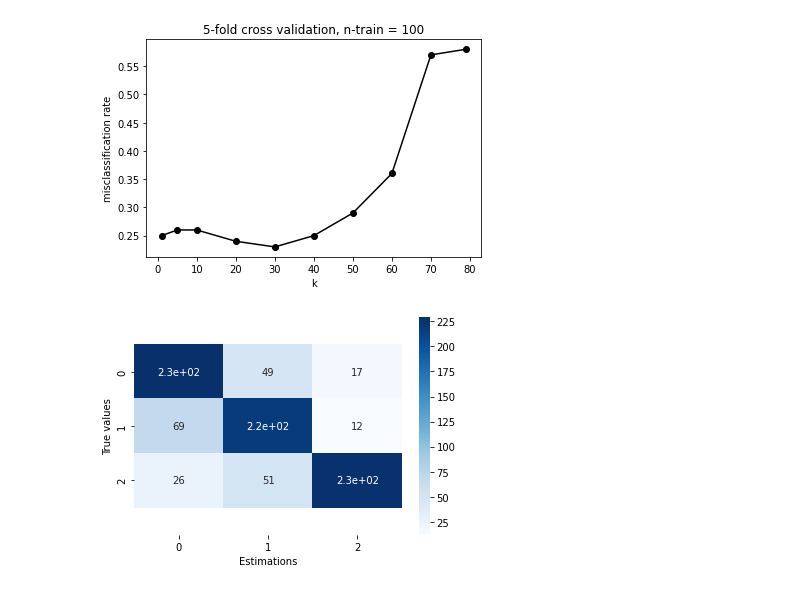
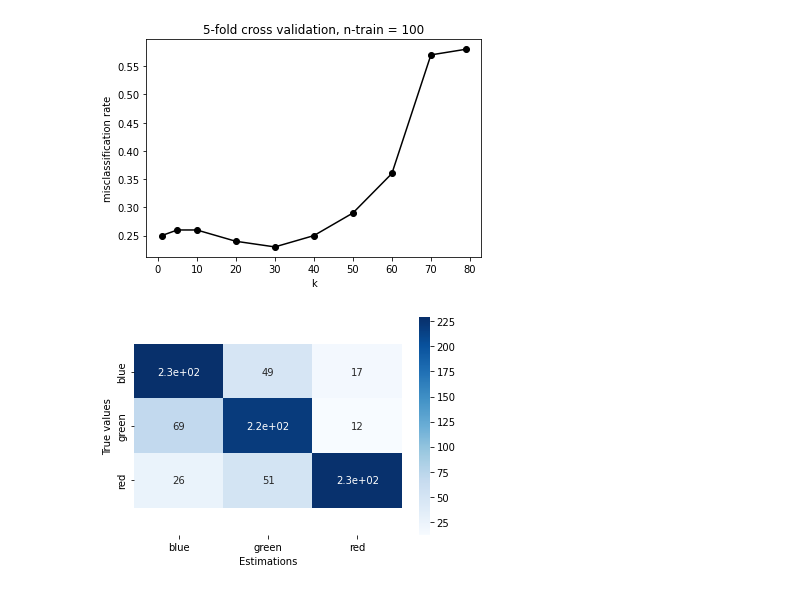
Before and after one commit to yexf308/MachineLearning, a Jupyter notebook: 13_KNN1.ipynb, the cells around one changed output. Saved outputs shown, nothing was run; the diff lists cells and outputs as text; code cells hidden in the pictures.

```diff
--- a/13_KNN1.ipynb
+++ b/13_KNN1.ipynb
@@ -259,7 +259,7 @@ def plotConfusionMatrix(yTrue, yEst, classes, title=None, fmt='.2g', ax=None):
 # %%
 # K = 10
 k = 10
 y_test_predicted  = myknn_predict(k, x_train, y_train, x_test)
-plotConfusionMatrix(y_test, y_test_predicted, np.array(['0', '1','2']));
+plotConfusionMatrix(y_test, y_test_predicted, np.array(['blue', 'green','red']));
 # %% [output]
-[figure, old version]
+[figure, new version]
```
Also changed, not shown: parts of 2 cells of this notebook.
